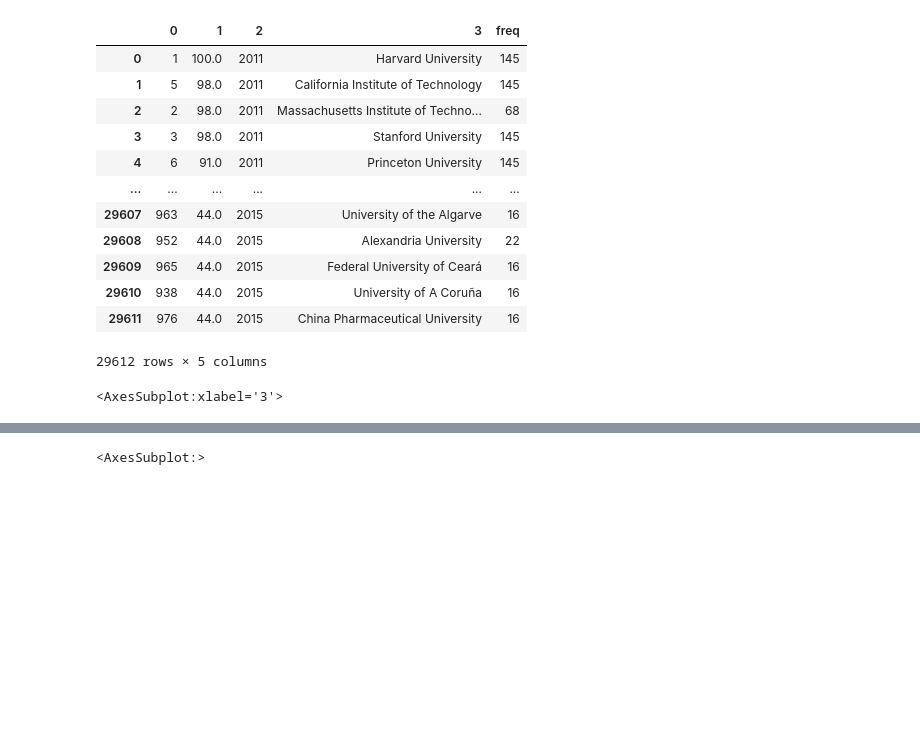
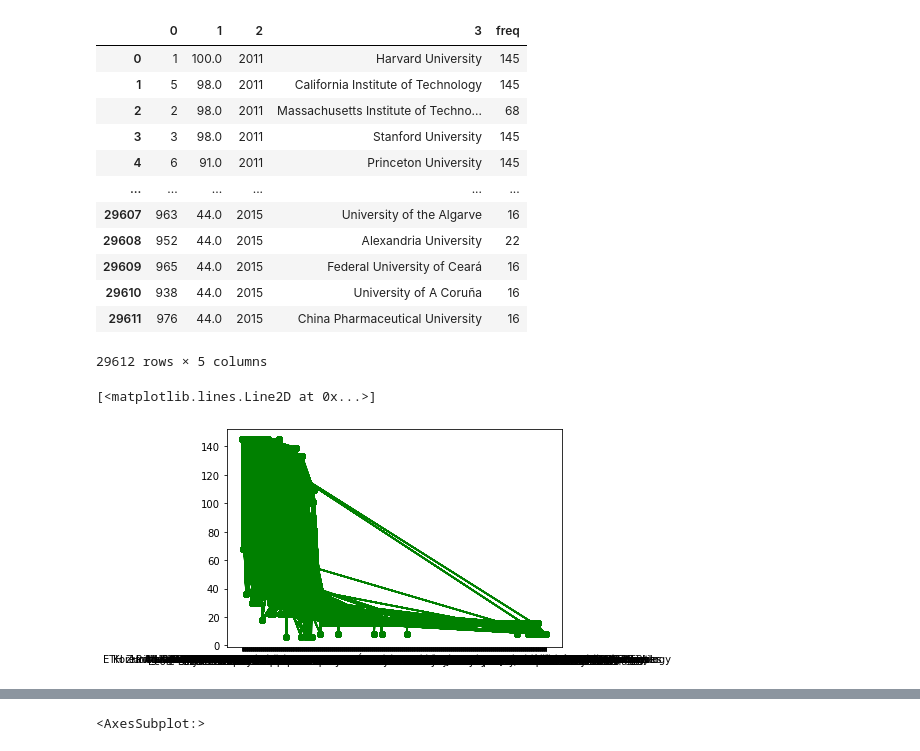
Before and after one commit to FerBOnzero/python-notebooks, a Jupyter notebook: StaticsWithPython-Python/Database.ipynb, the cells around one changed output, grey strips where cells are left out. Cells and saved outputs as stored; diff of their text form; code cells hidden in the pictures; blank space fills up the shorter version.

```diff
--- a/StaticsWithPython-Python/Database.ipynb
+++ b/StaticsWithPython-Python/Database.ipynb
@@ -68,6 +68,7 @@ df_sql_data
 | 29611 | 976 | 44.0 | 2015 | China Pharmaceutical University | 16 |
 29612 rows × 5 columns
 # %%
-df_sql_data.groupby(3)[0].nunique().plot(kind='bar')
+plt.plot(df_sql_data[3], df_sql_data['freq'], color='green', marker='o', linestyle='solid')
 # %% [output]
-<AxesSubplot:xlabel='3'>
+[<matplotlib.lines.Line2D at 0x...>]
+[figure, added]
```
Also changed, not shown: parts of 8 cells of this notebook, 12 other files.
